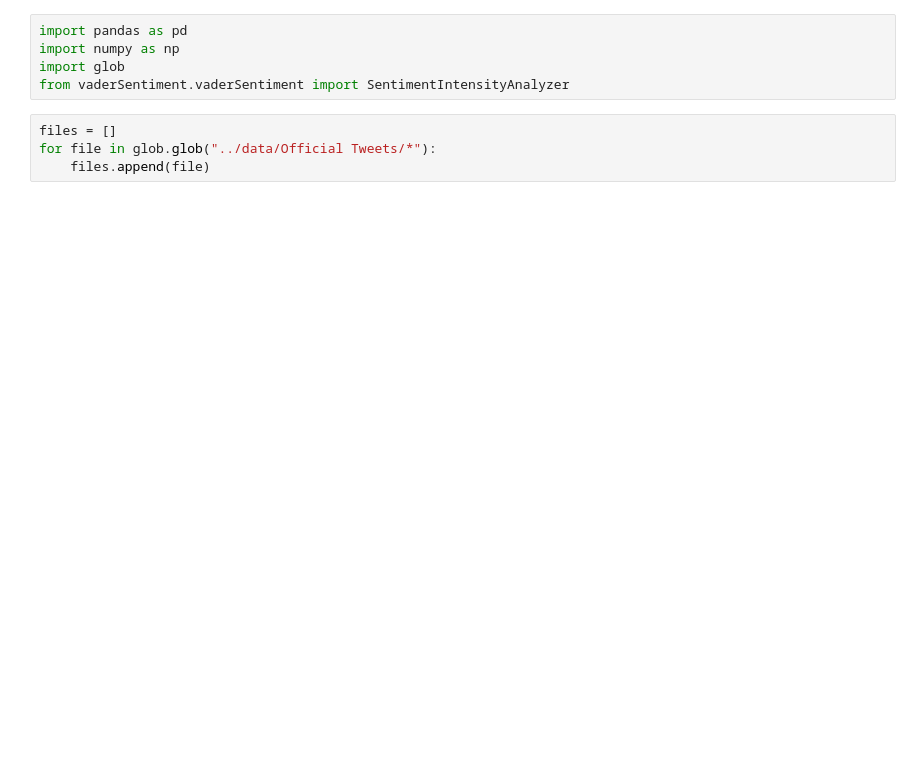
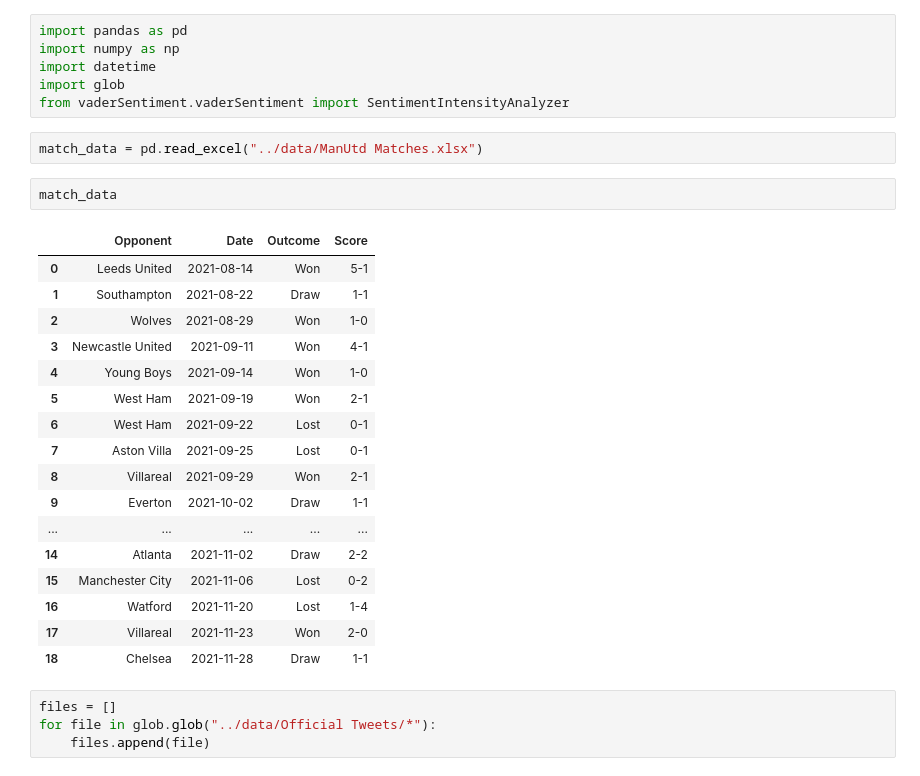
Before and after one commit to anisha1095/SportsSentimentAnalysis, a Jupyter notebook: codebase/SentimenAnalysis.ipynb, the cells around one changed output. Drawn from its saved outputs; the diff is of its cells as text; blank space fills up the shorter version.

```diff
--- a/codebase/SentimenAnalysis.ipynb
+++ b/codebase/SentimenAnalysis.ipynb
@@ -14,8 +3,31 @@ Note: you may need to restart the kernel to use updated packages.
 # %%
 import pandas as pd
 import numpy as np
+import datetime
 import glob
 from vaderSentiment.vaderSentiment import SentimentIntensityAnalyzer
+# %%
+match_data = pd.read_excel("../data/ManUtd Matches.xlsx")
+# %%
+match_data
+# %% [output]
+|  | Opponent | Date | Outcome | Score |
+| 0 | Leeds United | 2021-08-14 | Won | 5-1 |
+| 1 | Southampton | 2021-08-22 | Draw | 1-1 |
+| 2 | Wolves | 2021-08-29 | Won | 1-0 |
+| 3 | Newcastle United | 2021-09-11 | Won | 4-1 |
+| 4 | Young Boys | 2021-09-14 | Won | 1-0 |
+| 5 | West Ham | 2021-09-19 | Won | 2-1 |
+| 6 | West Ham | 2021-09-22 | Lost | 0-1 |
+| 7 | Aston Villa | 2021-09-25 | Lost | 0-1 |
+| 8 | Villareal | 2021-09-29 | Won | 2-1 |
+| 9 | Everton | 2021-10-02 | Draw | 1-1 |
+| ... | ... | ... | ... | ... |
+| 14 | Atlanta | 2021-11-02 | Draw | 2-2 |
+| 15 | Manchester City | 2021-11-06 | Lost | 0-2 |
+| 16 | Watford | 2021-11-20 | Lost | 1-4 |
+| 17 | Villareal | 2021-11-23 | Won | 2-0 |
+| 18 | Chelsea | 2021-11-28 | Draw | 1-1 |
 # %%
 files = []
 for file in glob.glob("../data/Official Tweets/*"):
```
Also changed, not shown: parts of 4 cells of this notebook, 1 other file.
